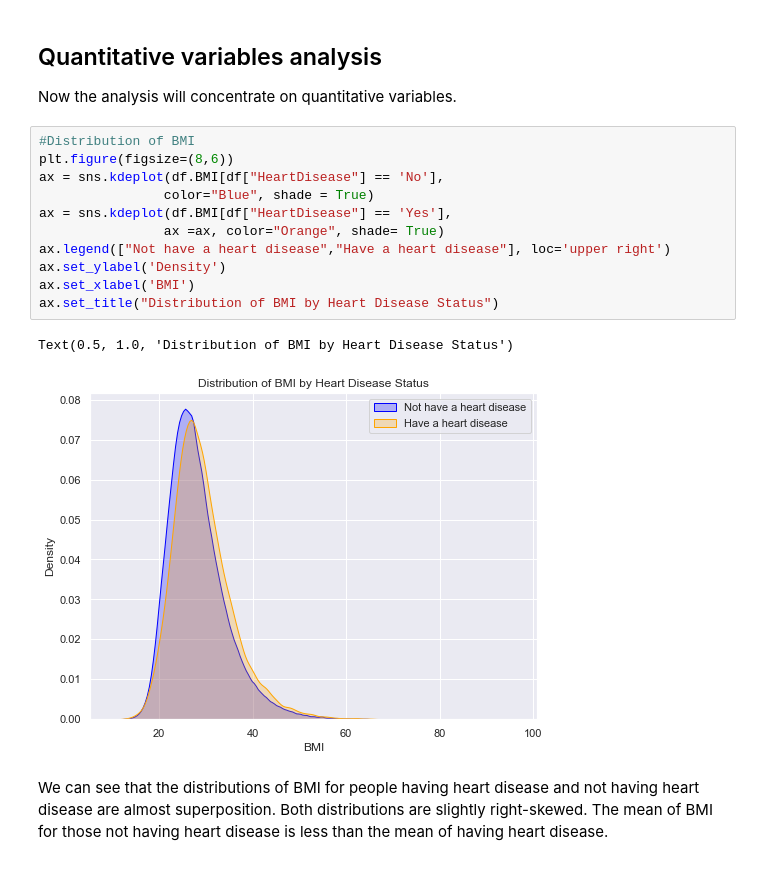
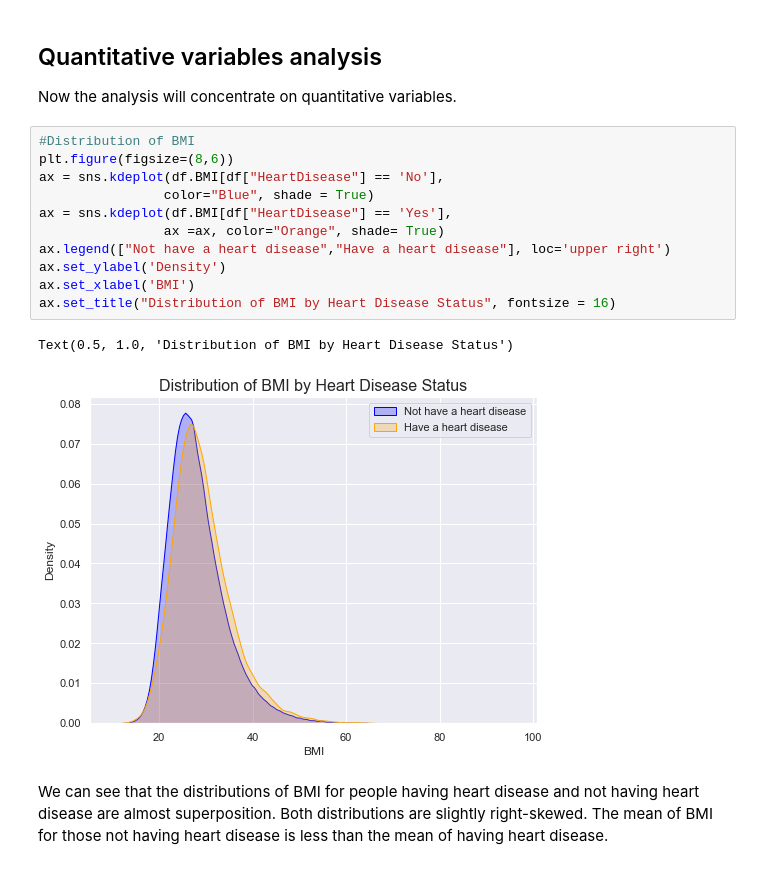
Before and after one commit to YulinLi98/INDE_577_Repo, a Jupyter notebook: Exploratory Data Analysis.ipynb, the cells around one changed output. Drawn from its saved outputs; the diff is of its cells as text.

```diff
--- a/Exploratory Data Analysis.ipynb
+++ b/Exploratory Data Analysis.ipynb
@@ -219,17 +219,17 @@ Now the analysis will concentrate on quantitative variables.
 # %%
 #Distribution of BMI
 plt.figure(figsize=(8,6))
 ax = sns.kdeplot(df.BMI[df["HeartDisease"] == 'No'],
                 color="Blue", shade = True)
 ax = sns.kdeplot(df.BMI[df["HeartDisease"] == 'Yes'],
                 ax =ax, color="Orange", shade= True)
 ax.legend(["Not have a heart disease","Have a heart disease"], loc='upper right')
 ax.set_ylabel('Density')
 ax.set_xlabel('BMI')
-ax.set_title("Distribution of BMI by Heart Disease Status")
+ax.set_title("Distribution of BMI by Heart Disease Status", fontsize = 16)
 # %% [output]
 Text(0.5, 1.0, 'Distribution of BMI by Heart Disease Status')
-[figure, old version]
+[figure, new version]
 # %% [markdown]
 We can see that the distributions of BMI for people having heart disease and not having heart disease are almost superposition. Both distributions are slightly right-skewed. The mean of BMI for those not having heart disease is less than the mean of having heart disease.
 # %%
```
Also changed, not shown: parts of 3 cells of this notebook.
